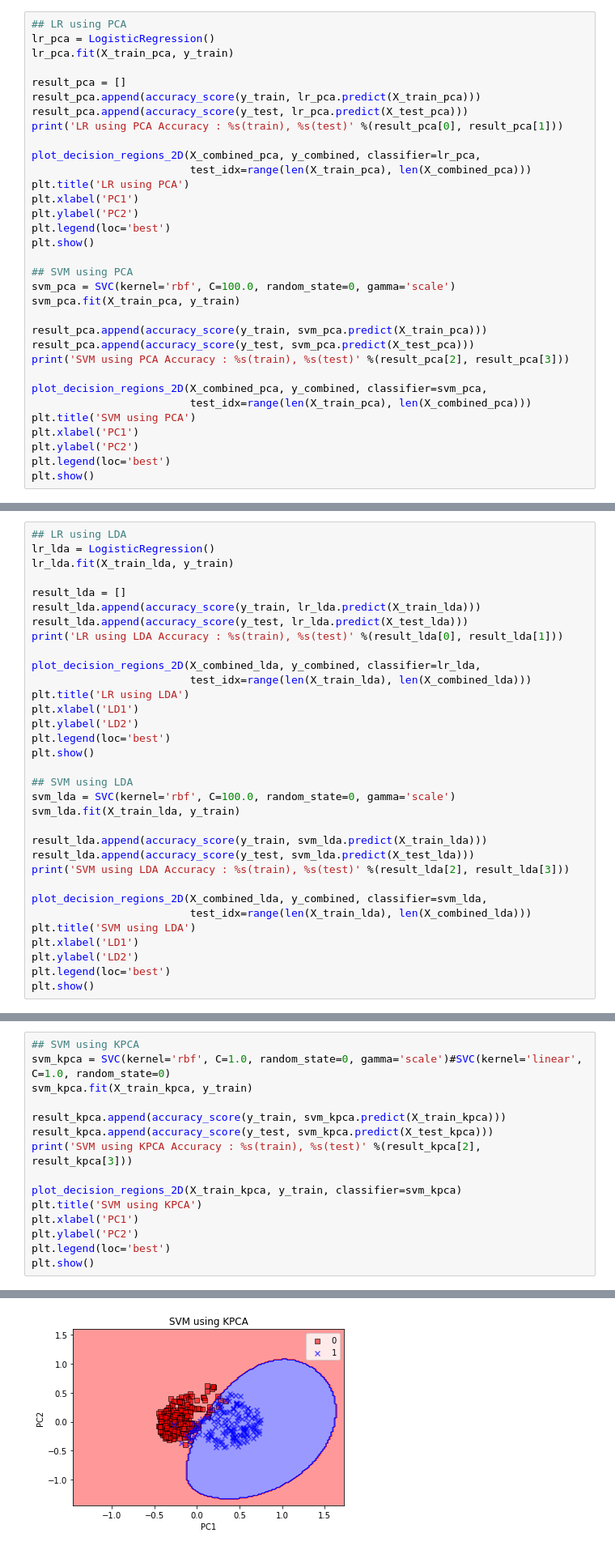
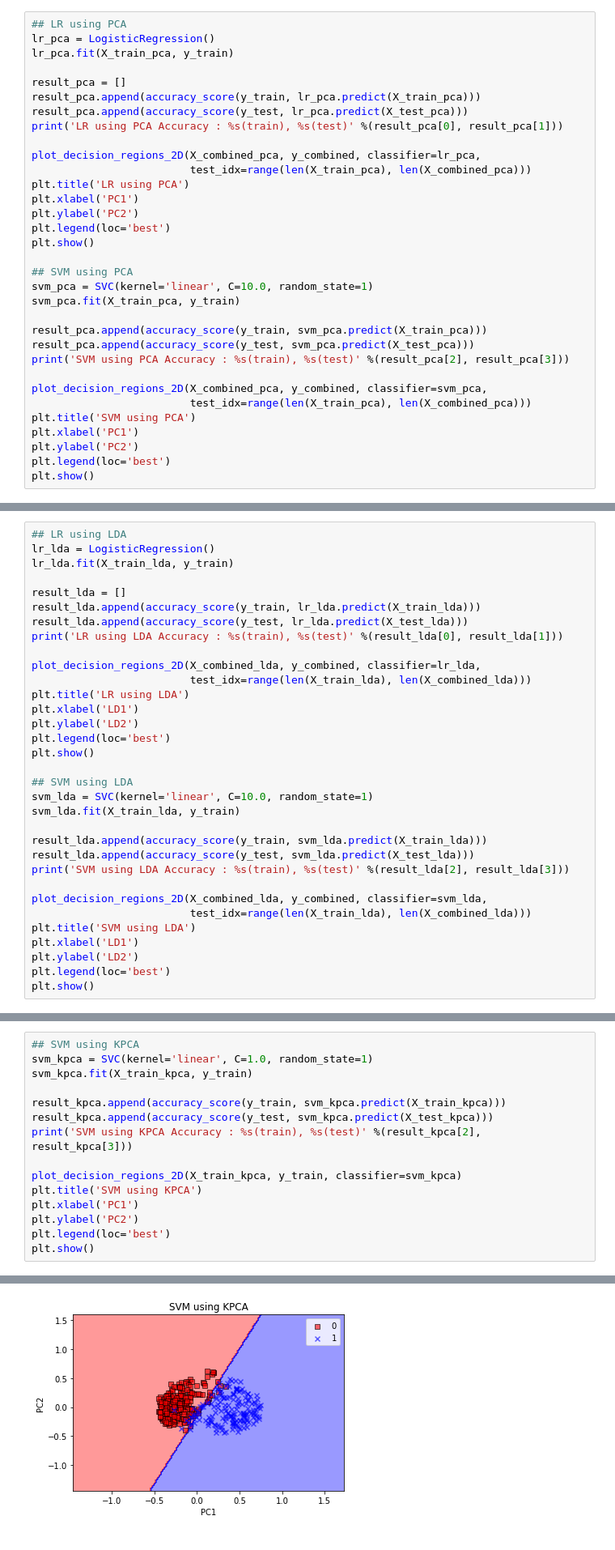
Before and after one commit to happyhyowon/work, a Jupyter notebook: HyowonKim_2019070723_Hw3.ipynb, the cells around one changed output, grey strips where cells are left out. Shown at 81% size. Saved outputs shown, nothing was run; the diff lists cells and outputs as text.

```diff
--- a/HyowonKim_2019070723_Hw3.ipynb
+++ b/HyowonKim_2019070723_Hw3.ipynb
@@ -396,7 +461,7 @@ plt.legend(loc='best')
 plt.show()
 
 ## SVM using PCA
-svm_pca = SVC(kernel='rbf', C=100.0, random_state=0, gamma='scale')
+svm_pca = SVC(kernel='linear', C=10.0, random_state=1)
 svm_pca.fit(X_train_pca, y_train)
 
 result_pca.append(accuracy_score(y_train, svm_pca.predict(X_train_pca)))
@@ -434,7 +499,7 @@ plt.legend(loc='best')
 plt.show()
 
 ## SVM using LDA
-svm_lda = SVC(kernel='rbf', C=100.0, random_state=0, gamma='scale')
+svm_lda = SVC(kernel='linear', C=10.0, random_state=1)
 svm_lda.fit(X_train_lda, y_train)
 
 result_lda.append(accuracy_score(y_train, svm_lda.predict(X_train_lda)))
@@ -605,7 +674,7 @@ LR using KPCA Accuracy : 0.9428571428571428(train), 0.9298245614035088(test)
 [figure]
 # %%
 ## SVM using KPCA
-svm_kpca = SVC(kernel='rbf', C=1.0, random_state=0, gamma='scale')#SVC(kernel='linear', C=1.0, random_state=0)
+svm_kpca = SVC(kernel='linear', C=1.0, random_state=1)
 svm_kpca.fit(X_train_kpca, y_train)
 
 result_kpca.append(accuracy_score(y_train, svm_kpca.predict(X_train_kpca)))
@@ -623 +692 @@ SVM using KPCA Accuracy : 0.9406593406593406(train), 0.9385964912280702(test)
-[figure, old version]
+[figure, new version]
```
Also changed, not shown: parts of 21 cells of this notebook.
